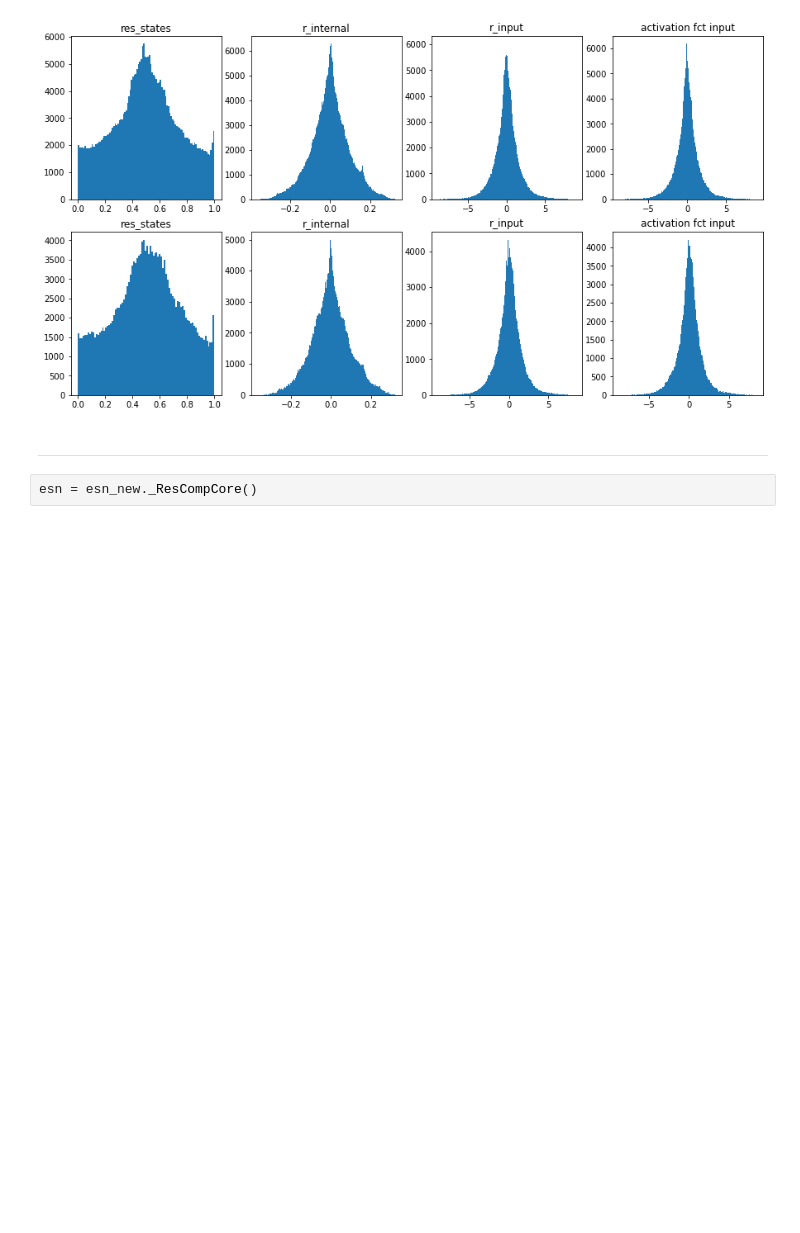
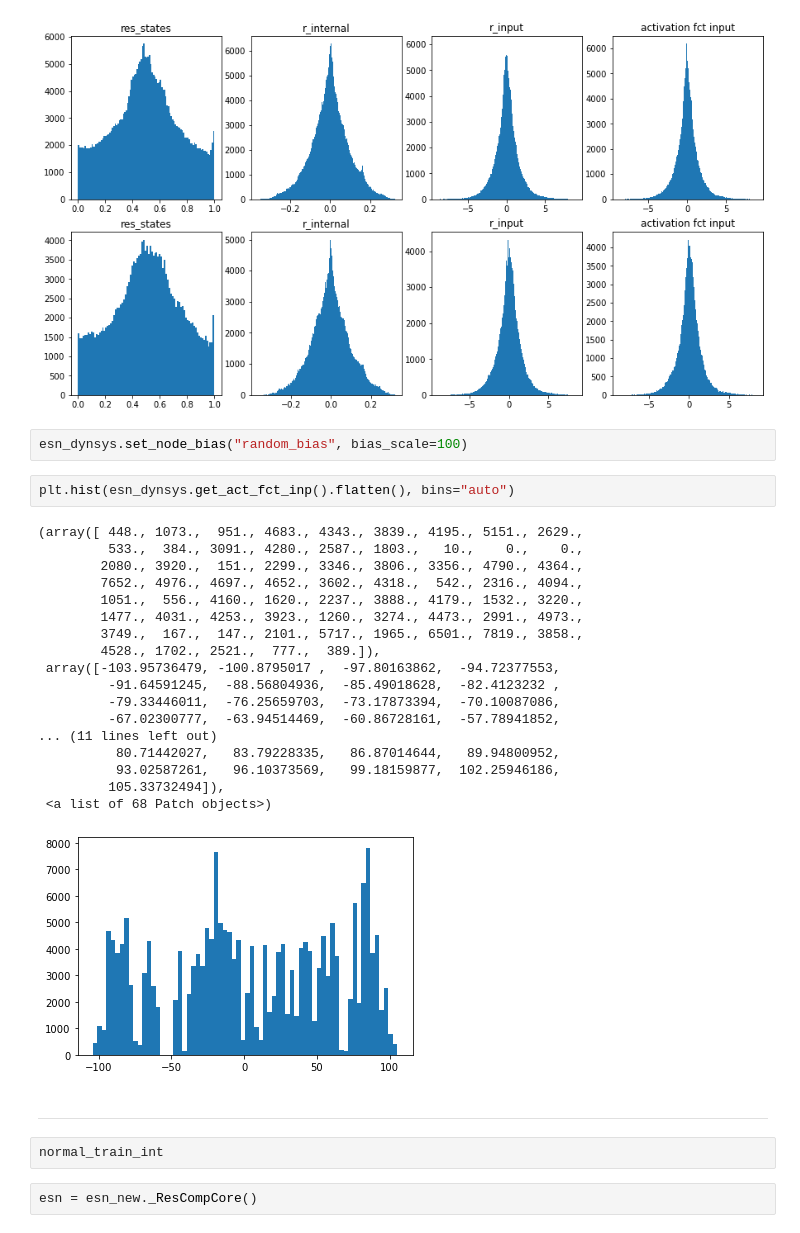
Before and after one commit to DuncDennis/rescomp, a Jupyter notebook: bin/lyapunov_exponents_testing/esn_new_update_test.ipynb, the cells around one changed output. Cells and saved outputs as stored; diff of their text form; blank space fills up the shorter version.

```diff
--- a/bin/lyapunov_exponents_testing/esn_new_update_test.ipynb
+++ b/bin/lyapunov_exponents_testing/esn_new_update_test.ipynb
@@ -234,8 +232,33 @@ plt.title("activation fct input")
 # %% [output]
 Text(0.5, 1.0, 'activation fct input')
 [figure]
+# %%
+esn_dynsys.set_node_bias("random_bias", bias_scale=100)
+# %%
+plt.hist(esn_dynsys.get_act_fct_inp().flatten(), bins="auto")
+# %% [output]
+(array([ 448., 1073.,  951., 4683., 4343., 3839., 4195., 5151., 2629.,
+         533.,  384., 3091., 4280., 2587., 1803.,   10.,    0.,    0.,
+        2080., 3920.,  151., 2299., 3346., 3806., 3356., 4790., 4364.,
+        7652., 4976., 4697., 4652., 3602., 4318.,  542., 2316., 4094.,
+        1051.,  556., 4160., 1620., 2237., 3888., 4179., 1532., 3220.,
+        1477., 4031., 4253., 3923., 1260., 3274., 4473., 2991., 4973.,
+        3749.,  167.,  147., 2101., 5717., 1965., 6501., 7819., 3858.,
+        4528., 1702., 2521.,  777.,  389.]),
+ array([-103.95736479, -100.8795017 ,  -97.80163862,  -94.72377553,
+         -91.64591245,  -88.56804936,  -85.49018628,  -82.4123232 ,
+         -79.33446011,  -76.25659703,  -73.17873394,  -70.10087086,
+         -67.02300777,  -63.94514469,  -60.86728161,  -57.78941852,
+... (11 lines left out)
+          80.71442027,   83.79228335,   86.87014644,   89.94800952,
+          93.02587261,   96.10373569,   99.18159877,  102.25946186,
+         105.33732494]),
+ <a list of 68 Patch objects>)
+[figure, added]
 # %% [markdown]
 --------
+# %%
+normal_train_int
 # %%
 esn = esn_new._ResCompCore()
 # %%
```
Also changed, not shown: parts of 3 cells of this notebook, 1 other file.
